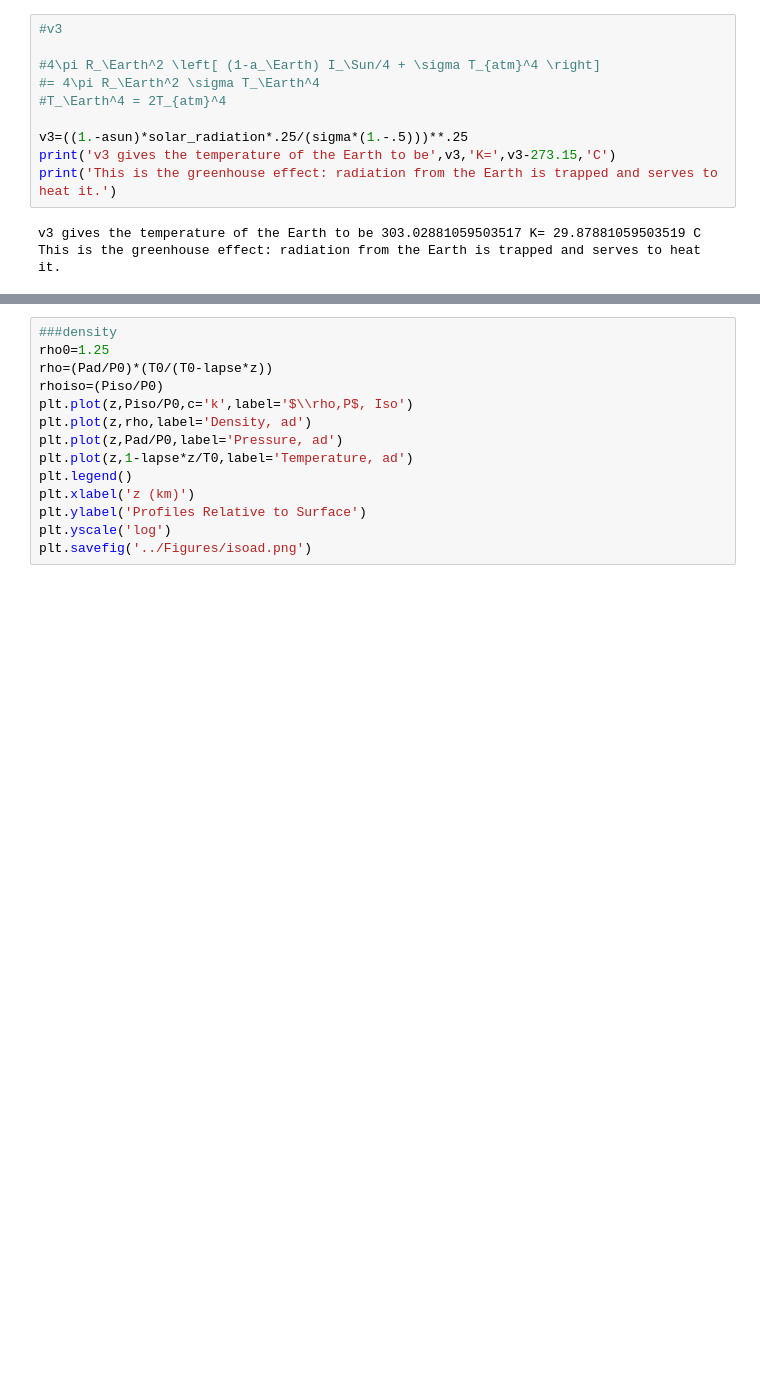
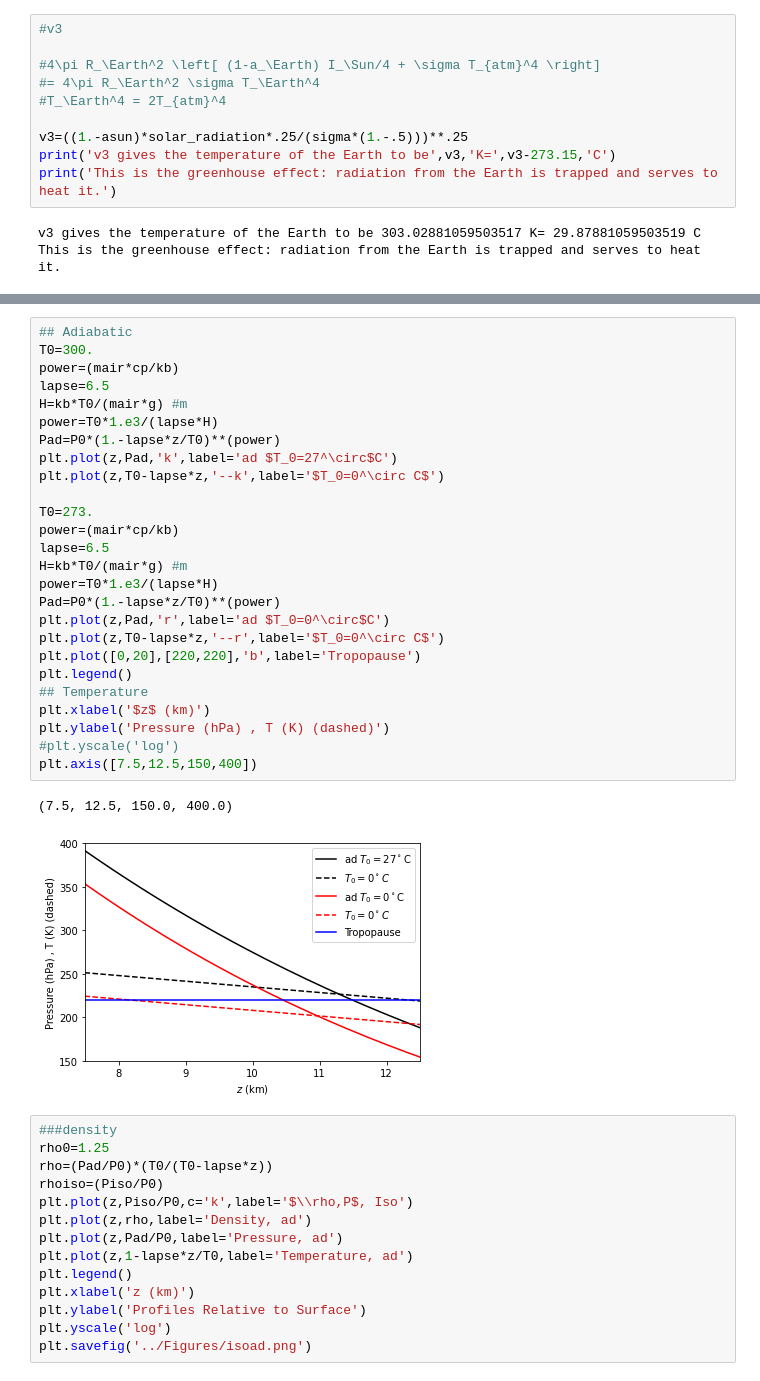
Before and after one commit to dodelson/Physics-of-Energy, a Jupyter notebook: Code/PressureTemperature.ipynb, the cells around one changed output, grey strips where cells are left out. Drawn from its saved outputs; the diff is of its cells as text; blank space fills up the shorter version.

```diff
--- a/Code/PressureTemperature.ipynb
+++ b/Code/PressureTemperature.ipynb
@@ -103,3 +117,32 @@ plt.savefig('pisoad.png')
+# %%
+## Adiabatic
+T0=300.
+power=(mair*cp/kb)
+lapse=6.5
+H=kb*T0/(mair*g) #m
+power=T0*1.e3/(lapse*H)
+Pad=P0*(1.-lapse*z/T0)**(power)
+plt.plot(z,Pad,'k',label='ad $T_0=27^\circ$C')
+plt.plot(z,T0-lapse*z,'--k',label='$T_0=0^\circ C$')
+
+T0=273.
+power=(mair*cp/kb)
+lapse=6.5
+H=kb*T0/(mair*g) #m
+power=T0*1.e3/(lapse*H)
+Pad=P0*(1.-lapse*z/T0)**(power)
+plt.plot(z,Pad,'r',label='ad $T_0=0^\circ$C')
+plt.plot(z,T0-lapse*z,'--r',label='$T_0=0^\circ C$')
+plt.plot([0,20],[220,220],'b',label='Tropopause')
+plt.legend()
+## Temperature
+plt.xlabel('$z$ (km)')
+plt.ylabel('Pressure (hPa) , T (K) (dashed)')
+#plt.yscale('log')
+plt.axis([7.5,12.5,150,400])
+# %% [output]
+(7.5, 12.5, 150.0, 400.0)
+[figure, added]
 # %%
 ###density
 rho0=1.25
```
Also changed, not shown: parts of 3 cells of this notebook, 1 other file.
